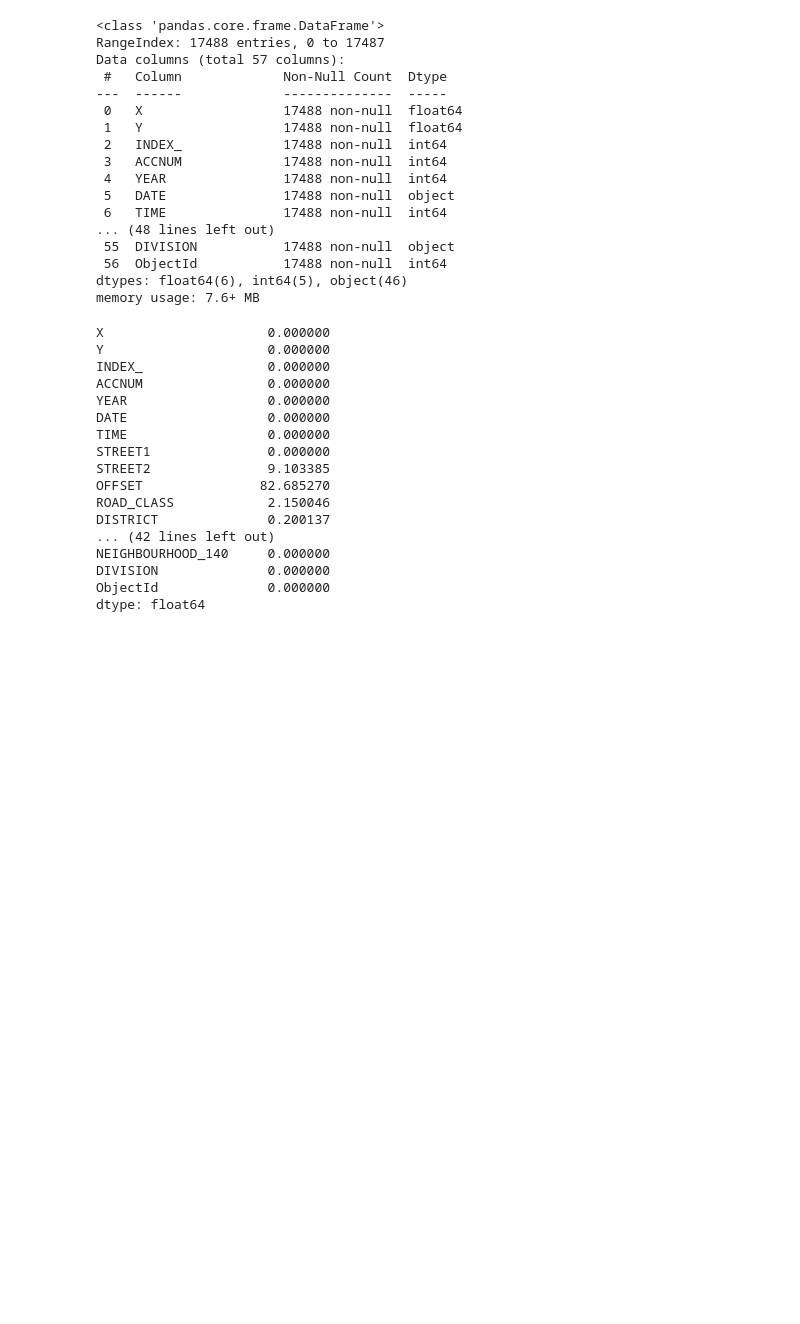
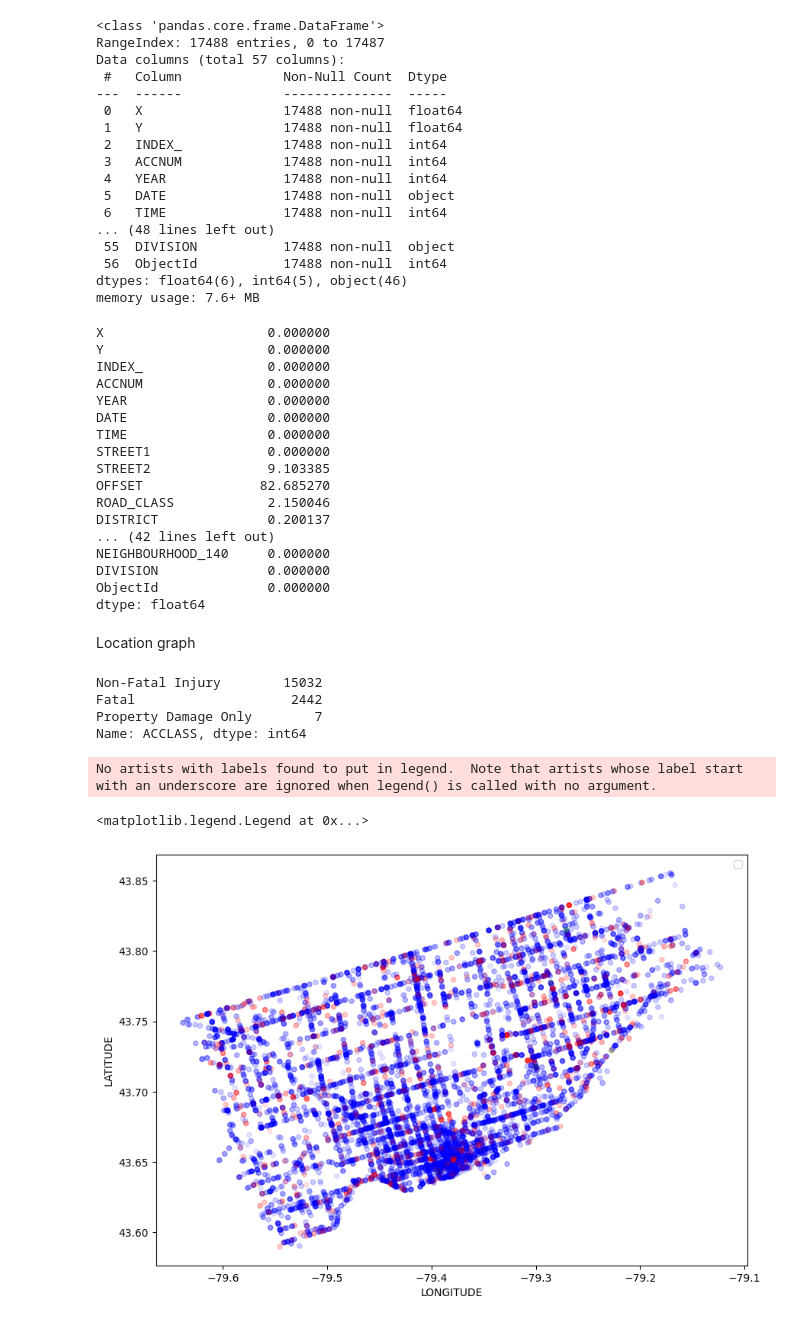
Before and after one commit to oscaru21/Traffic_Collision_Group_1_section_003COMP247Project, a Jupyter notebook: notebooks/EDA.ipynb, the cells around one changed output. Drawn from its saved outputs; the diff is of its cells as text; code cells hidden in the pictures; blank space fills up the shorter version.

Commit message:
plot location labels

```diff
--- a/notebooks/EDA.ipynb
+++ b/notebooks/EDA.ipynb
@@ -126,3 +126,24 @@ NEIGHBOURHOOD_140     0.000000
 DIVISION              0.000000
 ObjectId              0.000000
 dtype: float64
+# %% [markdown]
+Location graph
+# %%
+df['ACCLASS'].value_counts()
+# %% [output]
+Non-Fatal Injury        15032
+Fatal                    2442
+Property Damage Only        7
+Name: ACCLASS, dtype: int64
+# %%
+import matplotlib.pyplot as plt
+colors = {'Non-Fatal Injury': 'blue', 'Fatal': 'red', 'Property Damage Only': 'green'}
+color_map = df['ACCLASS'].map(colors).fillna('black')
+
+df.plot(kind="scatter", x="LONGITUDE", y="LATITUDE", alpha=0.1, figsize=(10,7),
+        c = color_map, cmap=plt.get_cmap("jet"))
+plt.legend()
+# %% [output]
+No artists with labels found to put in legend.  Note that artists whose label start with an underscore are ignored when legend() is called with no argument.
+<matplotlib.legend.Legend at 0x...>
+[figure, added]
```
